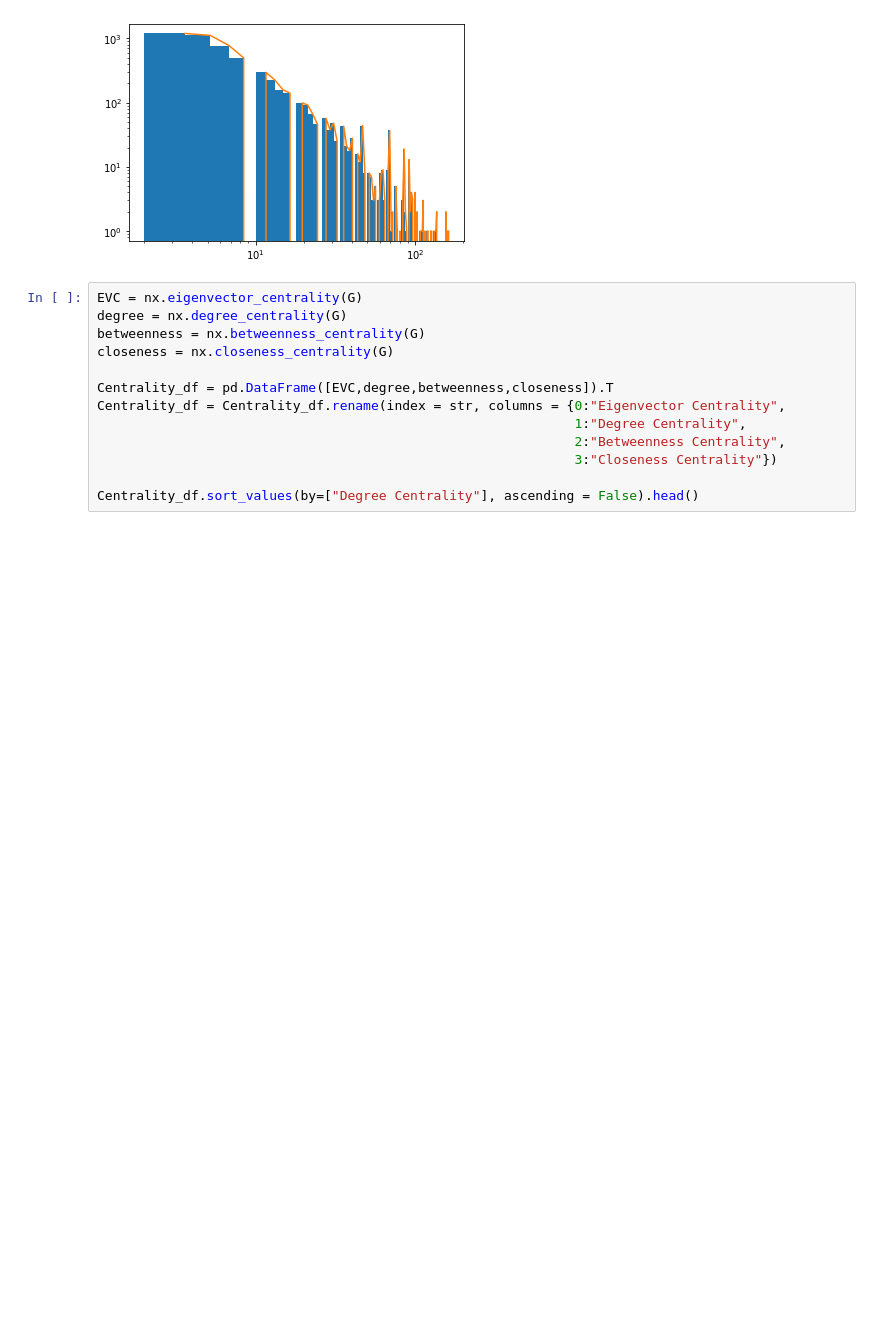
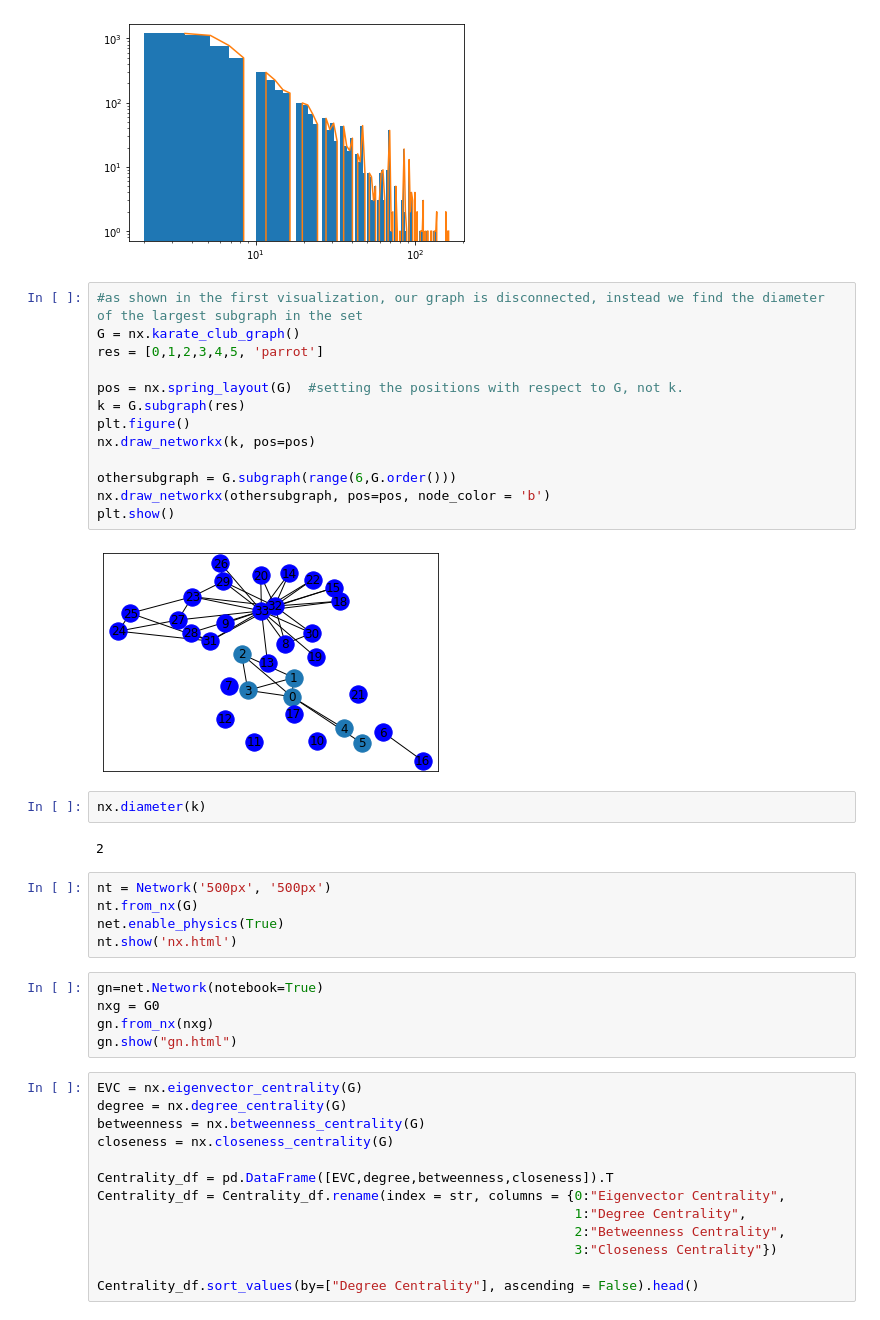
Before and after one commit to mharrisonbaker/DATA620, a Jupyter notebook: Untitled1.ipynb, the cells around one changed output. Cells and saved outputs as stored; diff of their text form; blank space fills up the shorter version.

```diff
--- a/Untitled1.ipynb
+++ b/Untitled1.ipynb
@@ -84,6 +83,35 @@ plt.loglog(h[1][1:], h[0])
 # %% [output]
 [<matplotlib.lines.Line2D at 0x...>]
 [figure]
+# %%
+#as shown in the first visualization, our graph is disconnected, instead we find the diameter of the largest subgraph in the set
+G = nx.karate_club_graph()
+res = [0,1,2,3,4,5, 'parrot']
+
+pos = nx.spring_layout(G)  #setting the positions with respect to G, not k.
+k = G.subgraph(res)
+plt.figure()
+nx.draw_networkx(k, pos=pos)
+
+othersubgraph = G.subgraph(range(6,G.order()))
+nx.draw_networkx(othersubgraph, pos=pos, node_color = 'b')
+plt.show()
+# %% [output]
+[figure, added]
+# %%
+nx.diameter(k)
+# %% [output]
+2
+# %%
+nt = Network('500px', '500px')
+nt.from_nx(G)
+net.enable_physics(True)
+nt.show('nx.html')
+# %%
+gn=net.Network(notebook=True)
+nxg = G0
+gn.from_nx(nxg)
+gn.show("gn.html")
 # %%
 EVC = nx.eigenvector_centrality(G)
 degree = nx.degree_centrality(G)
```
Also changed, not shown: parts of 1 cell of this notebook.
